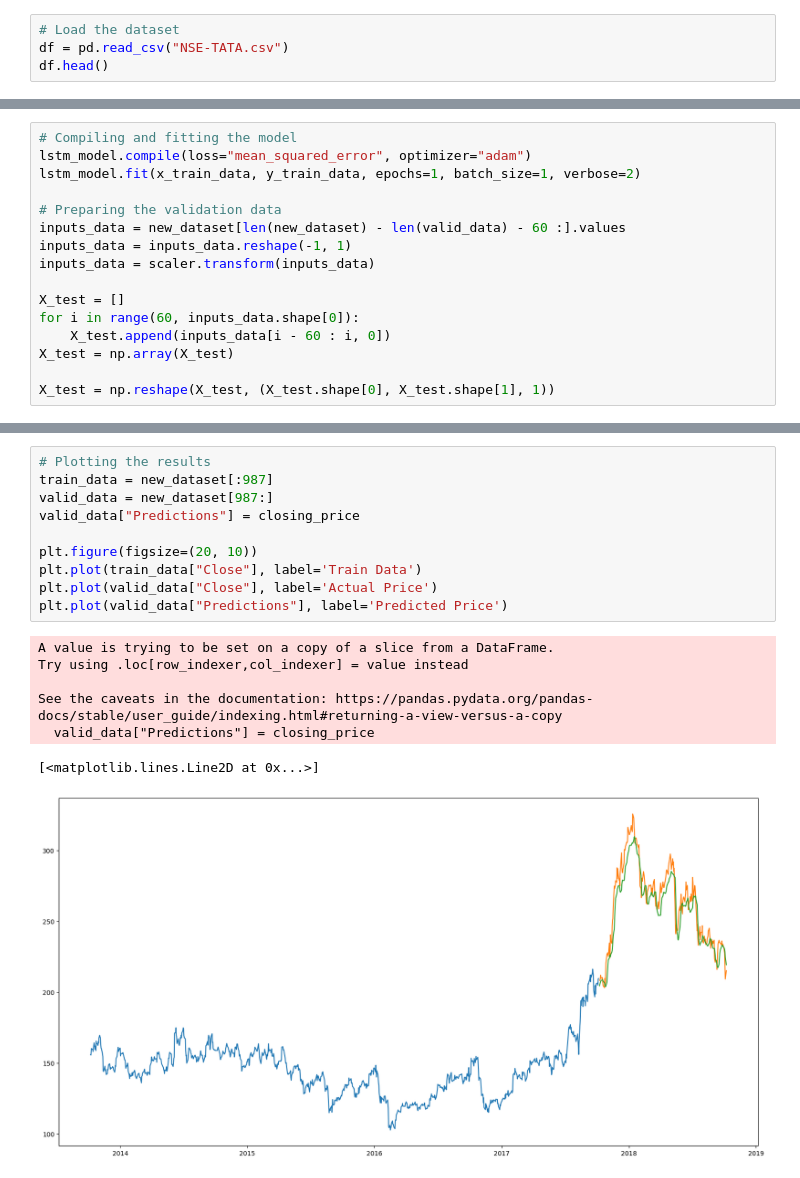
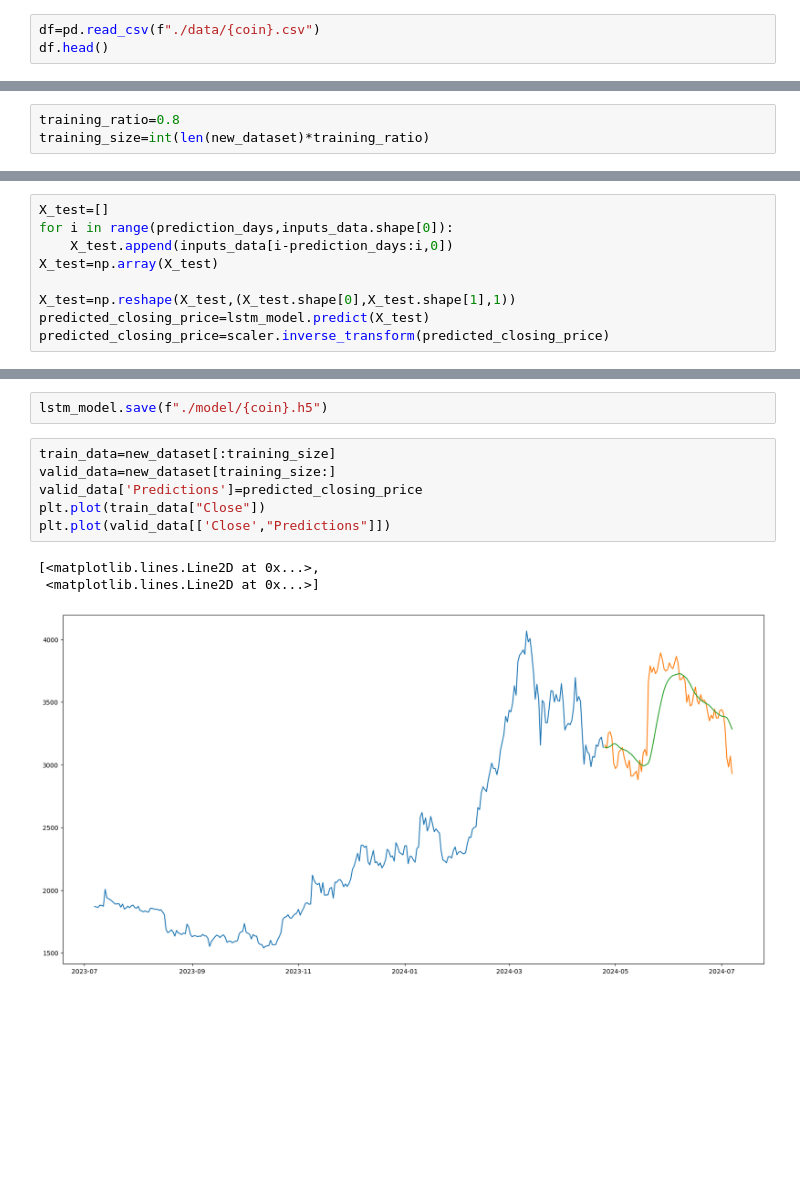
Before and after one commit to pbhuy/stock-price-prediction, a Jupyter notebook: stock_pred.ipynb, the cells around one changed output, grey strips where cells are left out. Cells and saved outputs as stored; diff of their text form; blank space fills up the shorter version.

Commit message:
fix data

```diff
--- a/stock_pred.ipynb
+++ b/stock_pred.ipynb
@@ -15,5 +17,4 @@ from keras.layers import LSTM, Dropout, Dense
 # %%
-# Load the dataset
-df = pd.read_csv("NSE-TATA.csv")
+df=pd.read_csv(f"./data/{coin}.csv")
 df.head()
 # %% [output]
@@ -70 +42,4 @@ See the caveats in the documentation: https://pandas.pydata.org/pandas-docs/stab
+# %%
+training_ratio=0.8
+training_size=int(len(new_dataset)*training_ratio)
 # %%
@@ -102,17 +81,10 @@ lstm_model.add(Dense(1))
 # %%
-# Compiling and fitting the model
-lstm_model.compile(loss="mean_squared_error", optimizer="adam")
-lstm_model.fit(x_train_data, y_train_data, epochs=1, batch_size=1, verbose=2)
+X_test=[]
+for i in range(prediction_days,inputs_data.shape[0]):
+    X_test.append(inputs_data[i-prediction_days:i,0])
+X_test=np.array(X_test)
 
-# Preparing the validation data
-inputs_data = new_dataset[len(new_dataset) - len(valid_data) - 60 :].values
-inputs_data = inputs_data.reshape(-1, 1)
-inputs_data = scaler.transform(inputs_data)
-
-X_test = []
-for i in range(60, inputs_data.shape[0]):
-    X_test.append(inputs_data[i - 60 : i, 0])
-X_test = np.array(X_test)
-
-X_test = np.reshape(X_test, (X_test.shape[0], X_test.shape[1], 1))
+X_test=np.reshape(X_test,(X_test.shape[0],X_test.shape[1],1))
+predicted_closing_price=lstm_model.predict(X_test)
+predicted_closing_price=scaler.inverse_transform(predicted_closing_price)
 # %% [output]
@@ -130,18 +92,12 @@ WARNING:absl:You are saving your model as an HDF5 file via `model.save()` or `ke
+# %%
+lstm_model.save(f"./model/{coin}.h5")
 # %%
-# Plotting the results
-train_data = new_dataset[:987]
-valid_data = new_dataset[987:]
-valid_data["Predictions"] = closing_price
-
-plt.figure(figsize=(20, 10))
-plt.plot(train_data["Close"], label='Train Data')
-plt.plot(valid_data["Close"], label='Actual Price')
-plt.plot(valid_data["Predictions"], label='Predicted Price')
+train_data=new_dataset[:training_size]
+valid_data=new_dataset[training_size:]
+valid_data['Predictions']=predicted_closing_price
+plt.plot(train_data["Close"])
+plt.plot(valid_data[['Close',"Predictions"]])
 # %% [output]
-A value is trying to be set on a copy of a slice from a DataFrame.
-Try using .loc[row_indexer,col_indexer] = value instead
-
-See the caveats in the documentation: https://pandas.pydata.org/pandas-docs/stable/user_guide/indexing.html#returning-a-view-versus-a-copy
-  valid_data["Predictions"] = closing_price
+[<matplotlib.lines.Line2D at 0x...>,
+ <matplotlib.lines.Line2D at 0x...>]
-[<matplotlib.lines.Line2D at 0x...>]
-[figure, old version]
+[figure, new version]
```
Also changed, not shown: parts of 8 cells of this notebook, 15 other files.
